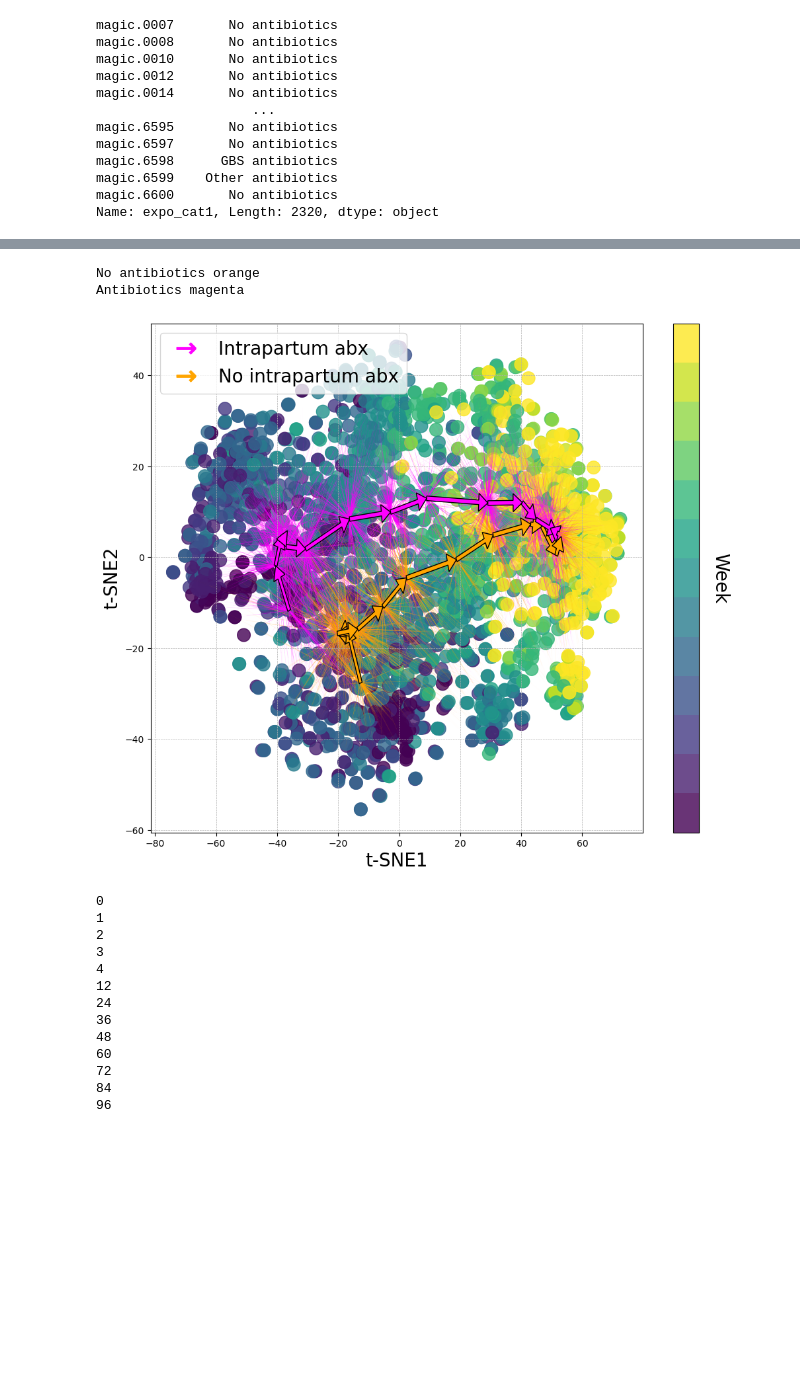
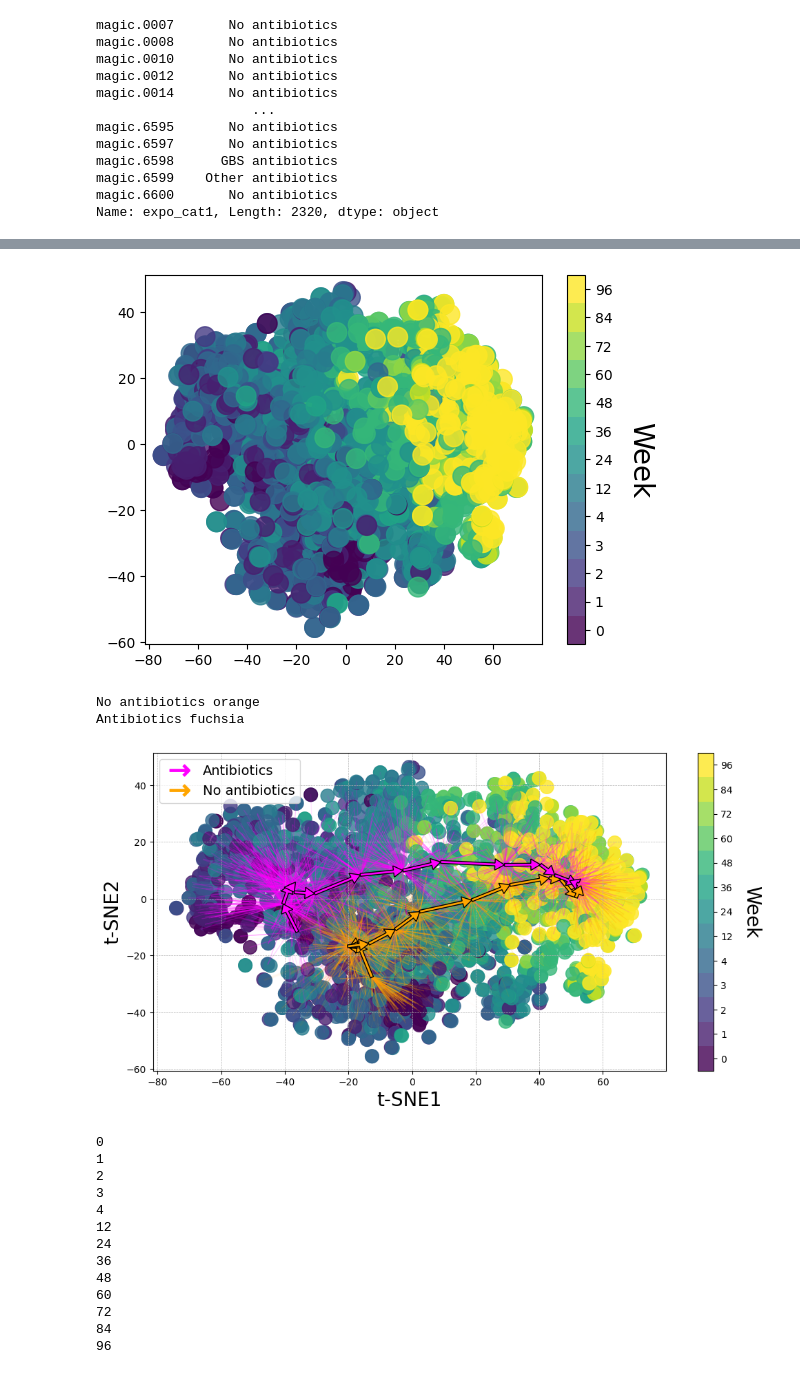
Before and after one commit to danielchang2002/MAGIC, a Jupyter notebook: src/PCoA_species.ipynb, the cells around one changed output, grey strips where cells are left out. Drawn from its saved outputs; the diff is of its cells as text; code cells hidden in the pictures; blank space fills up the shorter version.

```diff
--- a/src/PCoA_species.ipynb
+++ b/src/PCoA_species.ipynb
@@ -205,10 +205,3 @@ emb = tsne.fit_transform(transformed)
 emb.shape
 # %% [output]
 (2320, 2)
-# %%
-from sklearn.manifold import MDS
-
-mds = MDS(n_jobs=-1, random_state=42)
-
-emb = mds.fit_transform(transformed)
-emb.shape
@@ -349,17 +346,33 @@ from matplotlib.patches import Ellipse
+# %%
+plt.figure()
+ax = plt.gca()
+sc = ax.scatter(metadata["PC1"], metadata["PC2"], c=metadata["color_info"], alpha=0.8, s=200, cmap=viridis)
+
+tick_labels = metadata["Timeline_Weeks"].unique().astype(int)
+
+
+cbar.set_label('Week', rotation=270, fontsize=20, labelpad=30)
+# %% [output]
+[figure, added]
 # %%
 # plt.figure(figsize=(12, 10), dpi=200)
-plt.figure(figsize=(12, 10))
+plt.figure(figsize=(12, 6))
 
-arrow_colors = ["orange", "magenta"]
+arrow_colors = ["orange", "fuchsia"]
 
 ax = plt.gca()
 # edgecolors = metadata["expo_cat1"].apply(lambda x : arrow_colors[0] if x == "No antibiotics" else arrow_colors[1])
 # alphas = metadata["expo_cat1"].apply(lambda x : 0.8 if x == "No antibiotics" else 0)
 sc = ax.scatter(metadata["PC1"], metadata["PC2"], c=metadata["color_info"], alpha=0.8, s=200, cmap=viridis)
 
-cbar = plt.colorbar(sc, orientation="vertical")#, pad=0.2)
+
+tick_labels = metadata["Timeline_Weeks"].unique().astype(int)
+cbar = plt.colorbar(sc, orientation="vertical", ticks=np.arange(-1, tick_labels.shape[0]),
+                    boundaries=np.arange(-1, tick_labels.shape[0]) + 0.5)
+tick_labels = [0] + list(tick_labels)
+cbar.ax.set_yticklabels(tick_labels)
 cbar.set_label('Week', rotation=270, fontsize=20, labelpad=30)
-cbar.ax.set_yticks([])
+
 
 ax.grid(linestyle = '--', linewidth = 0.5)
 # ax.legend(prop={'size': 15}, loc=1, handlelength=1.4, handleheight=1.4)
@@ -376,52 +389,62 @@ for i, abx in enumerate(["No antibiotics", "Antibiotics"]):
         data = metadata[(metadata["expo_cat1"] == "GBS antibiotics") | (
          metadata["expo_cat1"] == "Other antibiotics")]
 
     last = None
     for info in metadata["color_info"].unique():
         curr_data = data[data["color_info"] == info]
         x = curr_data["PC1"].mean()
         y = curr_data["PC2"].mean()
 
-        x_std = curr_data["PC1"].std()
-        y_std = curr_data["PC2"].std()
-
         alpha = 1
 
-        # draw line from centroid to data point
+        # compute max_dist
+        max_dist = -1
         for row in range(curr_data.shape[0]):
             start_x = x
             end_x = curr_data["PC1"][row]
-            xs = np.linspace(start_x, end_x, 10)
+            start_y = y
+            end_y = curr_data["PC2"][row]
+            dist = np.sqrt((start_x - end_x) ** 2 + (start_y - end_y) ** 2)
+            max_dist = max(max_dist, dist)
+
+        for row in range(curr_data.shape[0]):
+            start_x = x
+            end_x = curr_data["PC1"][row]
+#             xs = np.linspace(start_x, end_x, 10)
 
             start_y = y
             end_y = curr_data["PC2"][row]
-            ys = np.linspace(start_y, end_y, 10)
+#             ys = np.linspace(start_y, end_y, 10)
+#             alphas = np.power(np.linspace(1, 0, 10), 2)
 
-            alphas = np.power(np.linspace(1, 0, 10), 2)
+            dist = np.sqrt((start_x - end_x) ** 2 + (start_y - end_y) ** 2)
+            alpha = np.power((max_dist - dist) / max_dist, 4)
+            alpha = 1 if np.isnan(alpha) else alpha
 
-            for j in range(1, xs.shape[0]):
-                plt.plot(xs[j - 1 : j + 1], ys[j - 1 : j + 1], #linestyle='dotted',
-                         alpha=alphas[j], c=arrow_colors[i], linewidth=0.5, zorder=1)
+            plt.plot((start_x, end_x), (start_y, end_y), c=arrow_colors[i], linewidth=1, zorder=1,
+                     alpha=alpha)
+
+#             for j in range(1, xs.shape[0]):
+#                 plt.plot(xs[j - 1 : j + 1], ys[j - 1 : j + 1], #linestyle='dotted',
+#                          alpha=alphas[j], c=arrow_colors[i], linewidth=0.75, zorder=1)
 
         if last is not None:
             plt.arrow(last[0], last[1], x - last[0], y - last[1], width=1, head_width=4, head_length=3,
-                       length_includes_head=True, facecolor=arrow_colors[i], alpha=alpha, edgecolor="black", zorder=2)
+                       length_includes_head=True, facecolor=arrow_colors[i], alpha=1, edgecolor="black", zorder=2)
         last = (x, y)
 
-#         ax.add_patch(Ellipse(last, x_std, y_std, color=arrow_colors[i], alpha=0.2))
 
+plt.scatter([], [], c=arrow_colors[1], marker=r'$\rightarrow$',s=20, label='Antibiotics')
+plt.scatter([], [], c=arrow_colors[0], marker=r'$\rightarrow$',s=20, label='No antibiotics')
 
-plt.scatter([], [], c=arrow_colors[1], marker=r'$\rightarrow$',s=20, label='Intrapartum abx')
-plt.scatter([], [], c=arrow_colors[0], marker=r'$\rightarrow$',s=20, label='No intrapartum abx')
+plt.legend(fontsize=14, markerscale=5, loc=2)
 
-plt.legend(fontsize=20, markerscale=5, loc=2)
-
-plt.savefig("../output/figures/TSNE.svg")
+plt.savefig("../output/figures/TSNE.svg", format="svg")
 plt.show()
 # %% [output]
 No antibiotics orange
-Antibiotics magenta
+Antibiotics fuchsia
-[figure, old version]
+[figure, new version]
 # %%
 from skbio.stats.distance import permanova
 from skbio.stats.distance import DistanceMatrix
```
Also changed, not shown: parts of 18 cells of this notebook, 23 other files.
